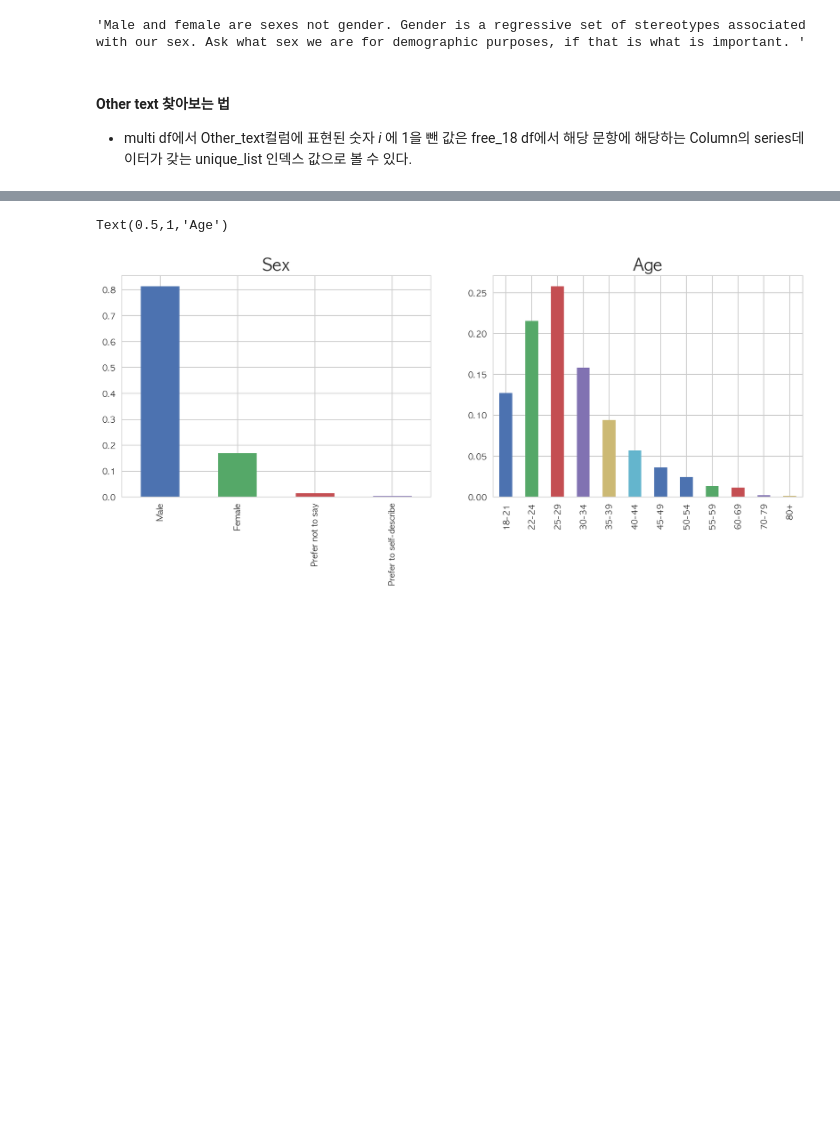
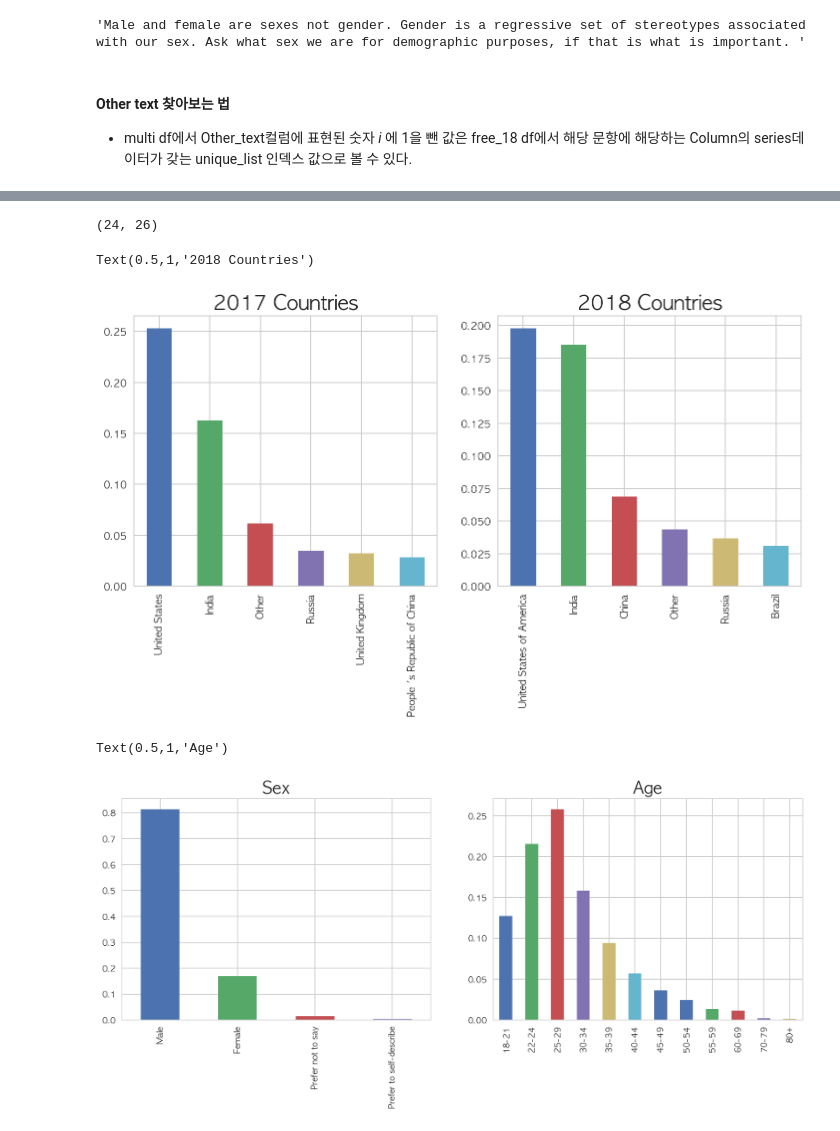
Before and after one commit to DanialDaeHyunNam/2018-Kaggle-ML-And-DS-Survey-Challenge, a Jupyter notebook: Danial/EDA_0.ipynb, the cells around one changed output, grey strips where cells are left out. Cells and saved outputs as stored; diff of their text form; code cells hidden in the pictures; blank space fills up the shorter version.

```diff
--- a/Danial/EDA_0.ipynb
+++ b/Danial/EDA_0.ipynb
@@ -245,0 +259,2 @@ len(set(q_2017 + q_2018))
+# %%
+tmp_df = dict_17["multipleChoiceResponses"]
@@ -245,0 +285,14 @@ len(set(q_2017 + q_2018))
+# %%
+cols = multi_18.columns
+single_choice = []
+multiple_choice = []
+for col in cols[1:]:
+    tmp = col.split("_")
+    if len(tmp) == 1:
+        single_choice.append(col)
+    elif "Part" in tmp:
+        if tmp[0] not in multiple_choice:
+            multiple_choice.append(tmp[0])
+len(single_choice), len(multiple_choice)
+# %% [output]
+(24, 26)
@@ -246,3 +307,10 @@ len(set(q_2017 + q_2018))
+# %%
+f, ax = plt.subplots(1, 2, figsize=(12, 5))
+per_df(tmp_df, tmp_df.columns[1])[:6].plot.bar(ax=ax[0]).set_title('2017 Countries', fontdict=fontdict)
+per_df(multi_18, 'Q3')[:6].plot.bar(ax=ax[1]).set_title('2018 Countries', fontdict=fontdict)
+# %% [output]
+Text(0.5,1,'2018 Countries')
+[figure, added]
 # %%
 f, ax = plt.subplots(1,2, figsize=(15, 5))
 per_df(multi_18, 'Q1').plot.bar(ax=ax[0]).set_title('Sex', fontdict=fontdict)
```
Also changed, not shown: parts of 20 cells of this notebook, 2 other files.
